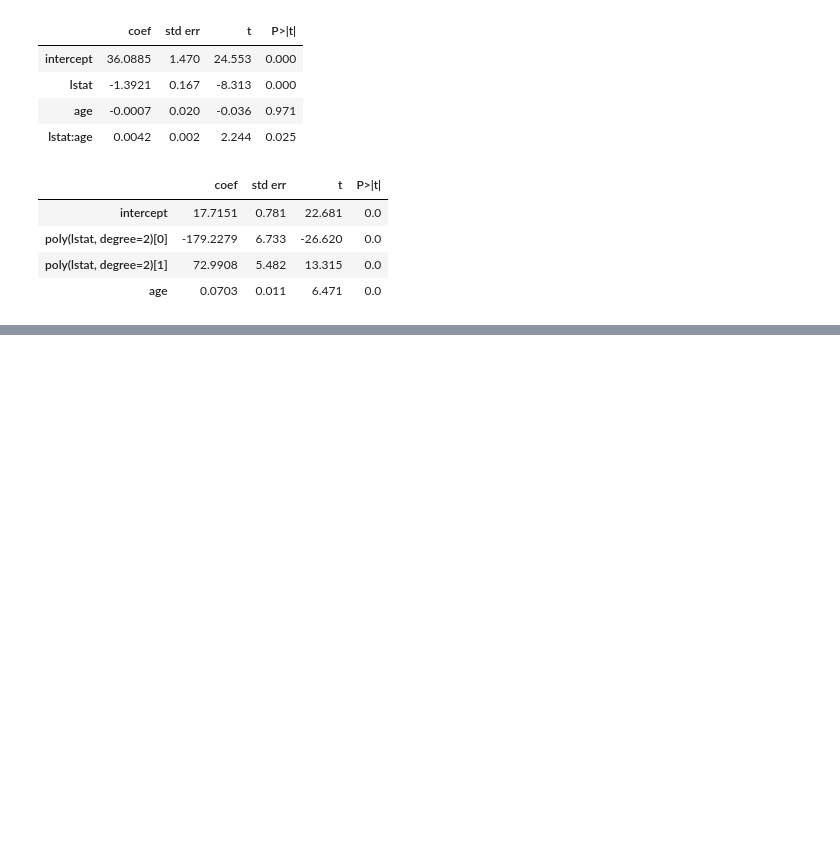
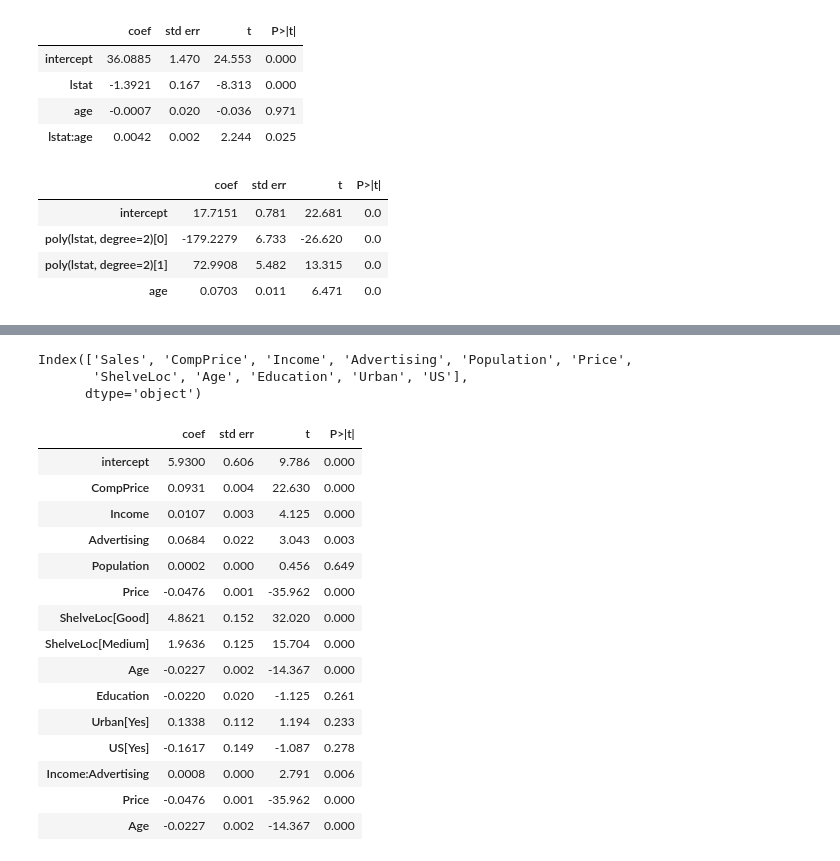
Before and after one commit to william-brace/ISLP, a Jupyter notebook: chapter3/lab/chapter3Lab.ipynb, the cells around one changed output, grey strips where cells are left out. Saved outputs shown, nothing was run; the diff lists cells and outputs as text; code cells hidden in the pictures; blank space fills up the shorter version.

```diff
--- a/chapter3/lab/chapter3Lab.ipynb
+++ b/chapter3/lab/chapter3Lab.ipynb
@@ -310,0 +326,33 @@ summarize(result3)
+# %%
+Carseats = load_data('Carseats')
+Carseats.columns
+# %% [output]
+Index(['Sales', 'CompPrice', 'Income', 'Advertising', 'Population', 'Price',
+       'ShelveLoc', 'Age', 'Education', 'Urban', 'US'],
+      dtype='object')
+# %%
+allvars = list(Carseats.columns.drop('Sales'))
+allvars
+y = Carseats['Sales']
+final = allvars + [('Income', 'Advertising'), 'Price', 'Age']
+final
+X = MS(final).fit_transform(Carseats)
+model = sm.OLS(y,X)
+summarize(model.fit())
+# %% [output]
+|  | coef | std err | t | P>|t| |
+| intercept | 5.9300 | 0.606 | 9.786 | 0.000 |
+| CompPrice | 0.0931 | 0.004 | 22.630 | 0.000 |
+| Income | 0.0107 | 0.003 | 4.125 | 0.000 |
+| Advertising | 0.0684 | 0.022 | 3.043 | 0.003 |
+| Population | 0.0002 | 0.000 | 0.456 | 0.649 |
+| Price | -0.0476 | 0.001 | -35.962 | 0.000 |
+| ShelveLoc[Good] | 4.8621 | 0.152 | 32.020 | 0.000 |
+| ShelveLoc[Medium] | 1.9636 | 0.125 | 15.704 | 0.000 |
+| Age | -0.0227 | 0.002 | -14.367 | 0.000 |
+| Education | -0.0220 | 0.020 | -1.125 | 0.261 |
+| Urban[Yes] | 0.1338 | 0.112 | 1.194 | 0.233 |
+| US[Yes] | -0.1617 | 0.149 | -1.087 | 0.278 |
+| Income:Advertising | 0.0008 | 0.000 | 2.791 | 0.006 |
+| Price | -0.0476 | 0.001 | -35.962 | 0.000 |
+| Age | -0.0227 | 0.002 | -14.367 | 0.000 |
```
Also changed, not shown: parts of 3 cells of this notebook.
